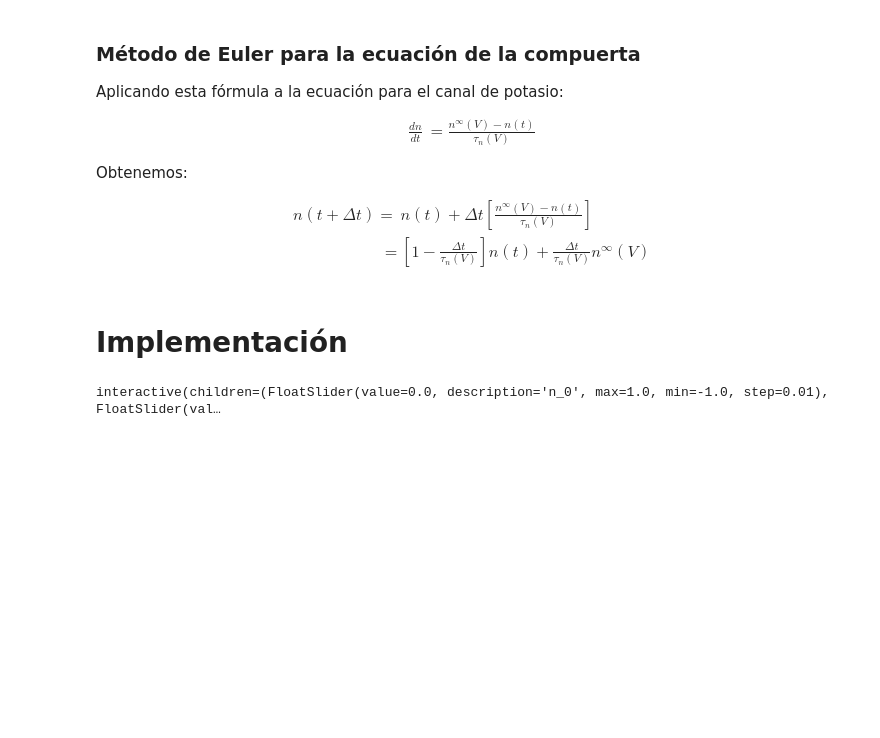
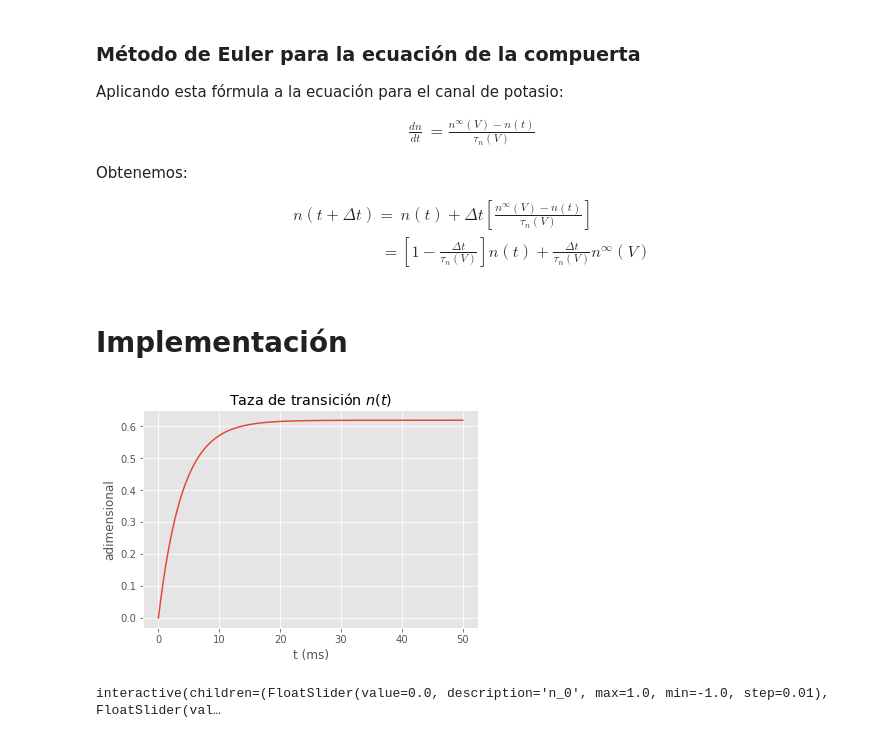
Before and after one commit to VMijangos/Redes_Neuronales, a Jupyter notebook: Notebooks/00 Modelo de Hudgkin-Huxley/Modelo de una compuerta.ipynb, the cells around one changed output. Cells and saved outputs as stored; diff of their text form; code cells hidden in the pictures; blank space fills up the shorter version.

```diff
--- a/Notebooks/00 Modelo de Hudgkin-Huxley/Modelo de una compuerta.ipynb
+++ b/Notebooks/00 Modelo de Hudgkin-Huxley/Modelo de una compuerta.ipynb
@@ -169,6 +169,12 @@ def plot_potasio(resultado):
     plt.title("Taza de transición $n(t)$")
     plt.xlabel("t (ms)")
     plt.ylabel("adimensional")
+# %%
+# Resultado para el punto inicial (n=0, V=20)
+
+plot_potasio(compuerta_de_potasio(0, 20))
+# %% [output]
+[figure, added]
 # %%
 @interact_manual(
     n_0 = widgets.FloatSlider(min=-1.0, max=1.0, step=0.01, value=0),
```
Also changed, not shown: parts of 1 cell of this notebook.
